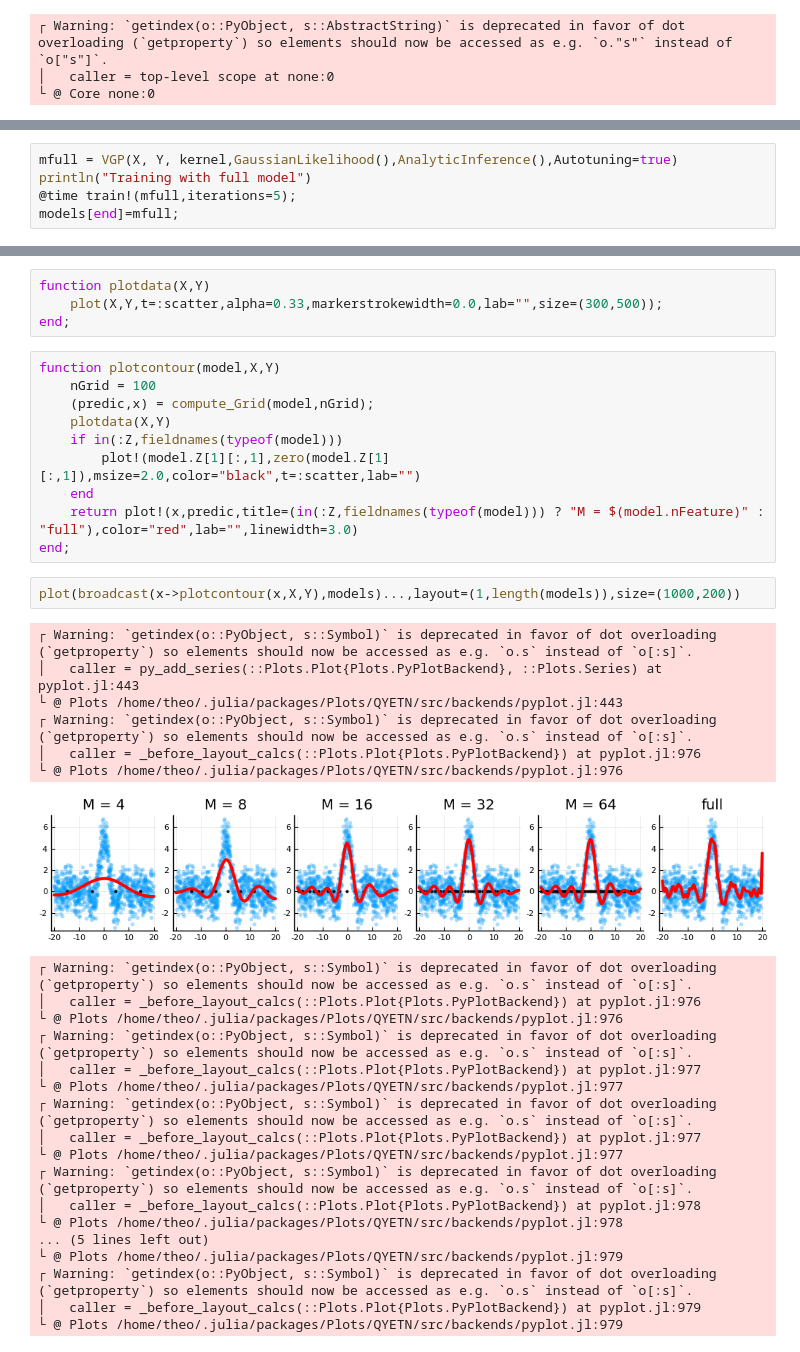
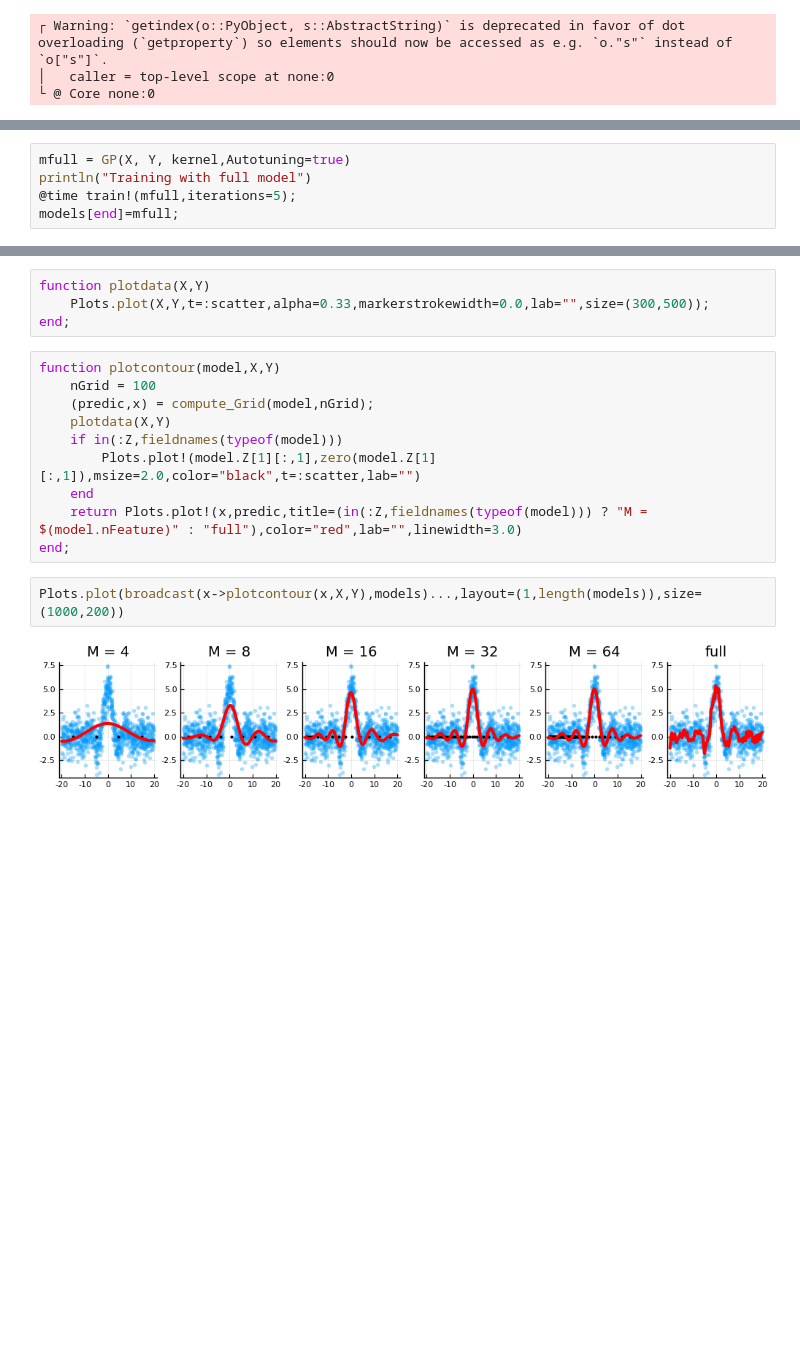
Before and after one commit to theogf/AugmentedGaussianProcesses.jl, a Jupyter notebook: examples/Regression - Gaussian.ipynb, the cells around one changed output, grey strips where cells are left out. Saved outputs shown, nothing was run; the diff lists cells and outputs as text; blank space fills up the shorter version.

```diff
--- a/examples/Regression - Gaussian.ipynb
+++ b/examples/Regression - Gaussian.ipynb
@@ -70,5 +70,5 @@ Training with 64 points
 # %%
-mfull = VGP(X, Y, kernel,GaussianLikelihood(),AnalyticInference(),Autotuning=true)
+mfull = GP(X, Y, kernel,Autotuning=true)
 println("Training with full model")
 @time train!(mfull,iterations=5);
 models[end]=mfull;
@@ -87,6 +86,6 @@ function compute_Grid(model,nGrid=50)
 # %%
 function plotdata(X,Y)
-    plot(X,Y,t=:scatter,alpha=0.33,markerstrokewidth=0.0,lab="",size=(300,500));
+    Plots.plot(X,Y,t=:scatter,alpha=0.33,markerstrokewidth=0.0,lab="",size=(300,500));
 end;
 # %%
 function plotcontour(model,X,Y)
@@ -94,34 +93,11 @@ function plotcontour(model,X,Y)
     (predic,x) = compute_Grid(model,nGrid);
     plotdata(X,Y)
     if in(:Z,fieldnames(typeof(model)))
-        plot!(model.Z[1][:,1],zero(model.Z[1][:,1]),msize=2.0,color="black",t=:scatter,lab="")
+        Plots.plot!(model.Z[1][:,1],zero(model.Z[1][:,1]),msize=2.0,color="black",t=:scatter,lab="")
     end
-    return plot!(x,predic,title=(in(:Z,fieldnames(typeof(model))) ? "M = $(model.nFeature)" : "full"),color="red",lab="",linewidth=3.0)
+    return Plots.plot!(x,predic,title=(in(:Z,fieldnames(typeof(model))) ? "M = $(model.nFeature)" : "full"),color="red",lab="",linewidth=3.0)
 end;
 # %%
-plot(broadcast(x->plotcontour(x,X,Y),models)...,layout=(1,length(models)),size=(1000,200))
+Plots.plot(broadcast(x->plotcontour(x,X,Y),models)...,layout=(1,length(models)),size=(1000,200))
 # %% [output]
-┌ Warning: `getindex(o::PyObject, s::Symbol)` is deprecated in favor of dot overloading (`getproperty`) so elements should now be accessed as e.g. `o.s` instead of `o[:s]`.
-│   caller = py_add_series(::Plots.Plot{Plots.PyPlotBackend}, ::Plots.Series) at pyplot.jl:443
-└ @ Plots /home/theo/.julia/packages/Plots/QYETN/src/backends/pyplot.jl:443
-┌ Warning: `getindex(o::PyObject, s::Symbol)` is deprecated in favor of dot overloading (`getproperty`) so elements should now be accessed as e.g. `o.s` instead of `o[:s]`.
-│   caller = _before_layout_calcs(::Plots.Plot{Plots.PyPlotBackend}) at pyplot.jl:976
-└ @ Plots /home/theo/.julia/packages/Plots/QYETN/src/backends/pyplot.jl:976
-[figure, old version]
+[figure, new version]
-┌ Warning: `getindex(o::PyObject, s::Symbol)` is deprecated in favor of dot overloading (`getproperty`) so elements should now be accessed as e.g. `o.s` instead of `o[:s]`.
-│   caller = _before_layout_calcs(::Plots.Plot{Plots.PyPlotBackend}) at pyplot.jl:976
-└ @ Plots /home/theo/.julia/packages/Plots/QYETN/src/backends/pyplot.jl:976
-┌ Warning: `getindex(o::PyObject, s::Symbol)` is deprecated in favor of dot overloading (`getproperty`) so elements should now be accessed as e.g. `o.s` instead of `o[:s]`.
-│   caller = _before_layout_calcs(::Plots.Plot{Plots.PyPlotBackend}) at pyplot.jl:977
-└ @ Plots /home/theo/.julia/packages/Plots/QYETN/src/backends/pyplot.jl:977
-┌ Warning: `getindex(o::PyObject, s::Symbol)` is deprecated in favor of dot overloading (`getproperty`) so elements should now be accessed as e.g. `o.s` instead of `o[:s]`.
-│   caller = _before_layout_calcs(::Plots.Plot{Plots.PyPlotBackend}) at pyplot.jl:977
-└ @ Plots /home/theo/.julia/packages/Plots/QYETN/src/backends/pyplot.jl:977
-┌ Warning: `getindex(o::PyObject, s::Symbol)` is deprecated in favor of dot overloading (`getproperty`) so elements should now be accessed as e.g. `o.s` instead of `o[:s]`.
-│   caller = _before_layout_calcs(::Plots.Plot{Plots.PyPlotBackend}) at pyplot.jl:978
-└ @ Plots /home/theo/.julia/packages/Plots/QYETN/src/backends/pyplot.jl:978
-... (5 lines left out)
-└ @ Plots /home/theo/.julia/packages/Plots/QYETN/src/backends/pyplot.jl:979
-┌ Warning: `getindex(o::PyObject, s::Symbol)` is deprecated in favor of dot overloading (`getproperty`) so elements should now be accessed as e.g. `o.s` instead of `o[:s]`.
-│   caller = _before_layout_calcs(::Plots.Plot{Plots.PyPlotBackend}) at pyplot.jl:979
-└ @ Plots /home/theo/.julia/packages/Plots/QYETN/src/backends/pyplot.jl:979
```
Also changed, not shown: parts of 4 cells of this notebook, 10 other files.
